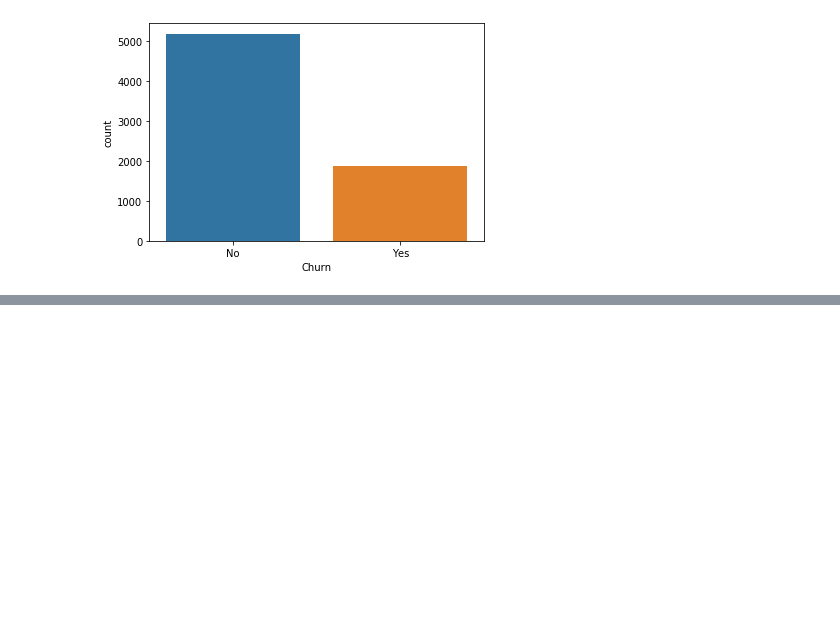
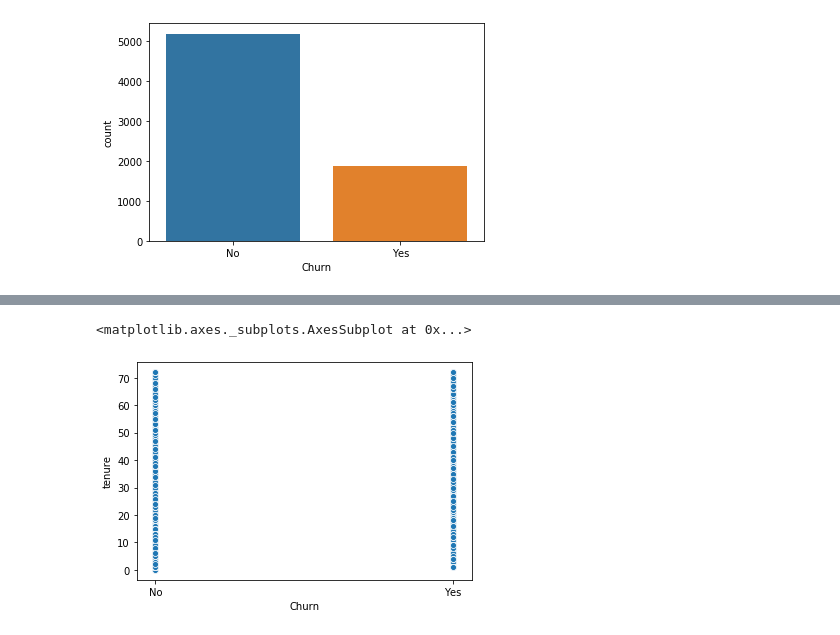
Before and after one commit to satishkannan1995/Project, a Jupyter notebook: Telco-problem dataset.ipynb, the cells around one changed output, grey strips where cells are left out. Cells and saved outputs as stored; diff of their text form; code cells hidden in the pictures; blank space fills up the shorter version.

```diff
--- a/Telco-problem dataset.ipynb
+++ b/Telco-problem dataset.ipynb
@@ -375,0 +487,5 @@ sns.countplot(x="Churn",data=df);
+# %%
+sns.scatterplot(df['Churn'],df['tenure'])
+# %% [output]
+<matplotlib.axes._subplots.AxesSubplot at 0x...>
+[figure, added]
```
Also changed, not shown: parts of 14 cells of this notebook.
